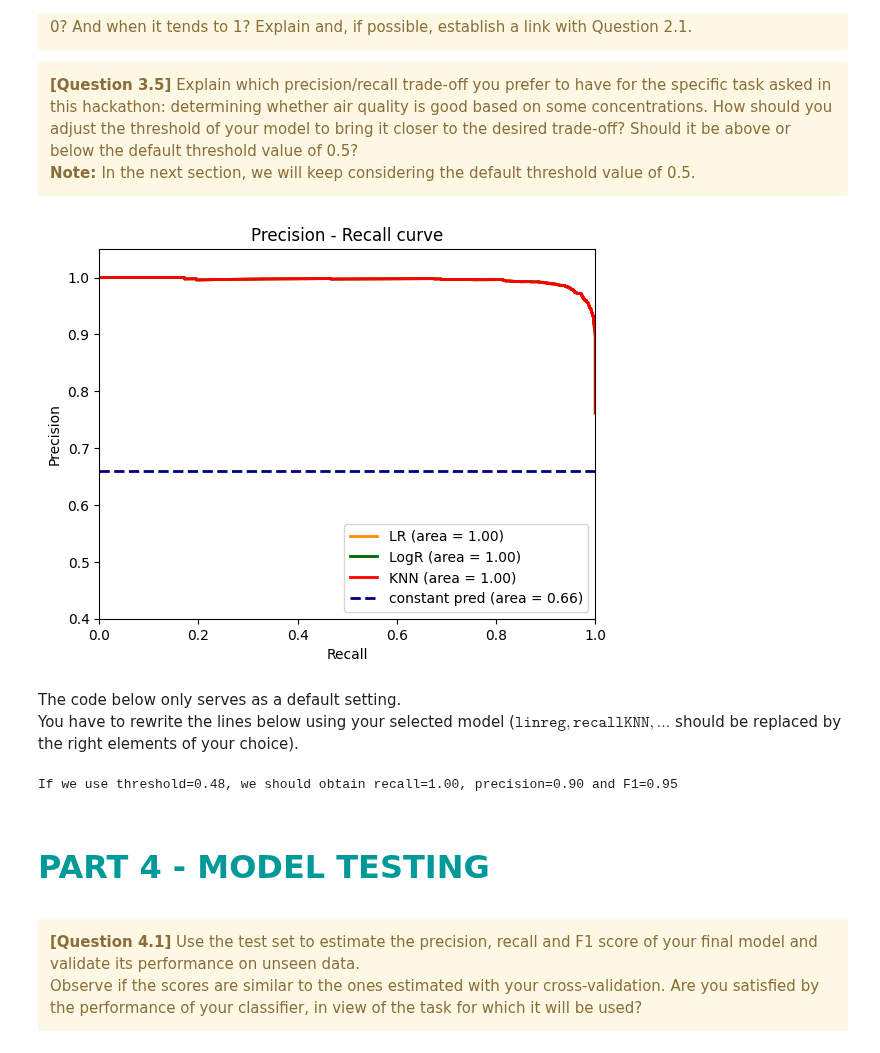
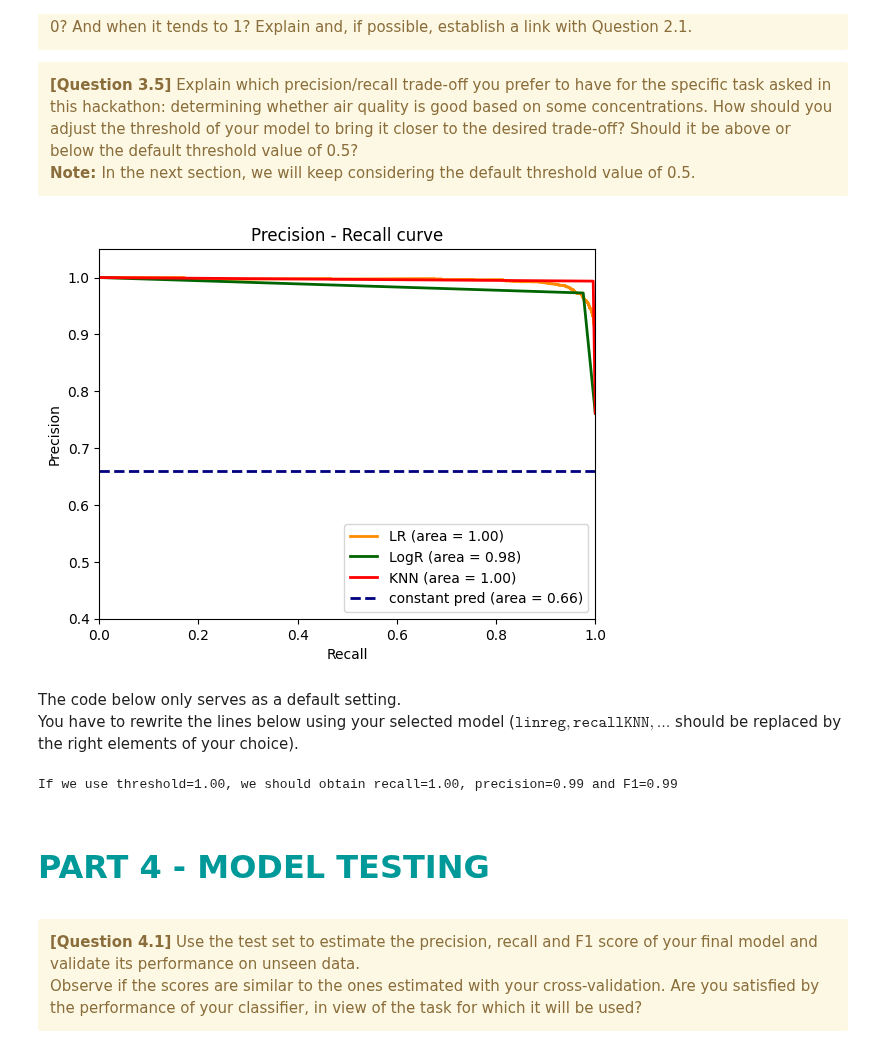
Before and after one commit to menace31/Hackathon, a Jupyter notebook: hackathon3_classification/Hackathon03-Classification_Student.ipynb, the cells around one changed output. Drawn from its saved outputs; the diff is of its cells as text; code cells hidden in the pictures.

```diff
--- a/hackathon3_classification/Hackathon03-Classification_Student.ipynb
+++ b/hackathon3_classification/Hackathon03-Classification_Student.ipynb
@@ -760,8 +760,8 @@ from sklearn.neighbors import KNeighborsClassifier
 # @rewrite
 linreg = LinearRegression()
 logreg = LogisticRegression()
-KNClass = KNeighborsClassifier()
-methods = [linreg, logreg, KNClass]
+knn = KNeighborsClassifier()
+methods = [linreg, logreg, knn]
 paramLR = [{"normalize": False}]  # no tuning to do for linreg but we put a default parameters here too
 paramLog = [{"C": 10**-3},{"C": 10**-2},{"C": 10**-1},{"C": 1},{"C": 10},{"C": 10**2},{"C": 10**3}]
 paramKN = [{"n_neighbors":1,"weights": "uniform","p":2},{"n_neighbors":20,"weights": "uniform","p":2},{"n_neighbors":50,"weights": "uniform","p":2},{"n_neighbors":70,"weights": "uniform","p":2},{"n_neighbors":100,"weights": "uniform","p":2},{"n_neighbors":1,"weights": "distance","p":2},{"n_neighbors":1,"weights": "uniform","p":2},{"n_neighbors":20,"weights": "uniform","p":2},{"n_neighbors":50,"weights": "uniform","p":2},{"n_neighbors":70,"weights": "uniform","p":2},{"n_neighbors":100,"weights": "uniform","p":2},{"n_neighbors":1,"weights": "distance","p":2},{"n_neighbors":1,"weights": "distance","p":1},{"n_neighbors":1,"weights": "distance","p":100},{"n_neighbors":20,"weights": "distance","p":100}]
@@ -794,7 +794,7 @@ logreg.set_params(**paramLog[Logbest])
 
 KNbest = 12 # to do
 print(paramKN[KNbest], "with score {0:.4f}".format(cv_scores[2][KNbest]))
-KNClass.set_params(**paramKN[KNbest])
+knn.set_params(**paramKN[KNbest])
 ##########################
 # End :
 ########################
@@ -849,11 +849,11 @@ linreg.fit(X_train2, y_train2)
 y_scoreLR = linreg.predict(X_val)
 
 # @rewrite (linreg -> logreg, linreg -> knn)
-linreg.fit(X_train2, y_train2)
-y_scoreLogR = linreg.predict(X_val)
+logreg.fit(X_train2, y_train2)
+y_scoreLogR = logreg.predict(X_val)
 
-linreg.fit(X_train2, y_train2)
-y_scoreKNN = linreg.predict(X_val)
+knn.fit(X_train2, y_train2)
+y_scoreKNN = knn.predict(X_val)
 
 # Computing the precision, recall and threshold for each model
 precisionLR, recallLR, thresholdsLR = precision_recall_curve(y_val, y_scoreLR)
@@ -878,34 +878,34 @@ plt.plot(
     recallLogR,
     precisionLogR,
     color="darkgreen",
     lw=2,
     label="LogR (area = %0.2f)" % pr_aucLogR,
 )
 plt.plot(
     recallKNN, precisionKNN, color="red", lw=2, label="KNN (area = %0.2f)" % pr_aucKNN
 )
 
 plt.plot(
     [0, 1],
     [0.66, 0.66],
     color="navy",
     lw=2,
     linestyle="--",
     label="constant pred (area = 0.66)",
 )
 plt.xlim([0.0, 1.0])
 plt.ylim([0.4, 1.05])
 plt.xlabel("Recall")
 plt.ylabel("Precision")
 plt.title("Precision - Recall curve")
 plt.legend(loc="lower right")
 plt.show()
 
 #########################
 # End : Only for the TA'
 ########################
 # %% [output]
-[figure, old version]
+[figure, new version]
 # %% [markdown]
 The code below only serves as a default setting. <br>You have to rewrite the lines below using your selected model ($\texttt{linreg}, \texttt{recallKNN}, \dots$ should be replaced by the right elements of your choice).
 # %%
@@ -918,7 +918,7 @@ TEST CELL N°3 : THRESHOLDING
 ------------------------------------------------------------------------------------------------ """
 
 
-clf = linreg  # @rewrite with the selected model... :)
+clf = knn  # @rewrite with the selected model... :)
 
 #############################
 # Start : Only for the TA's
@@ -942,7 +942,7 @@ print(
 # End : Only for the TA'
 ########################
 # %% [output]
-If we use threshold=0.48, we should obtain recall=1.00, precision=0.90 and F1=0.95
+If we use threshold=1.00, we should obtain recall=1.00, precision=0.99 and F1=0.99
 # %% [markdown]
 <br>
 
```
Also changed, not shown: parts of 1 cell of this notebook.
